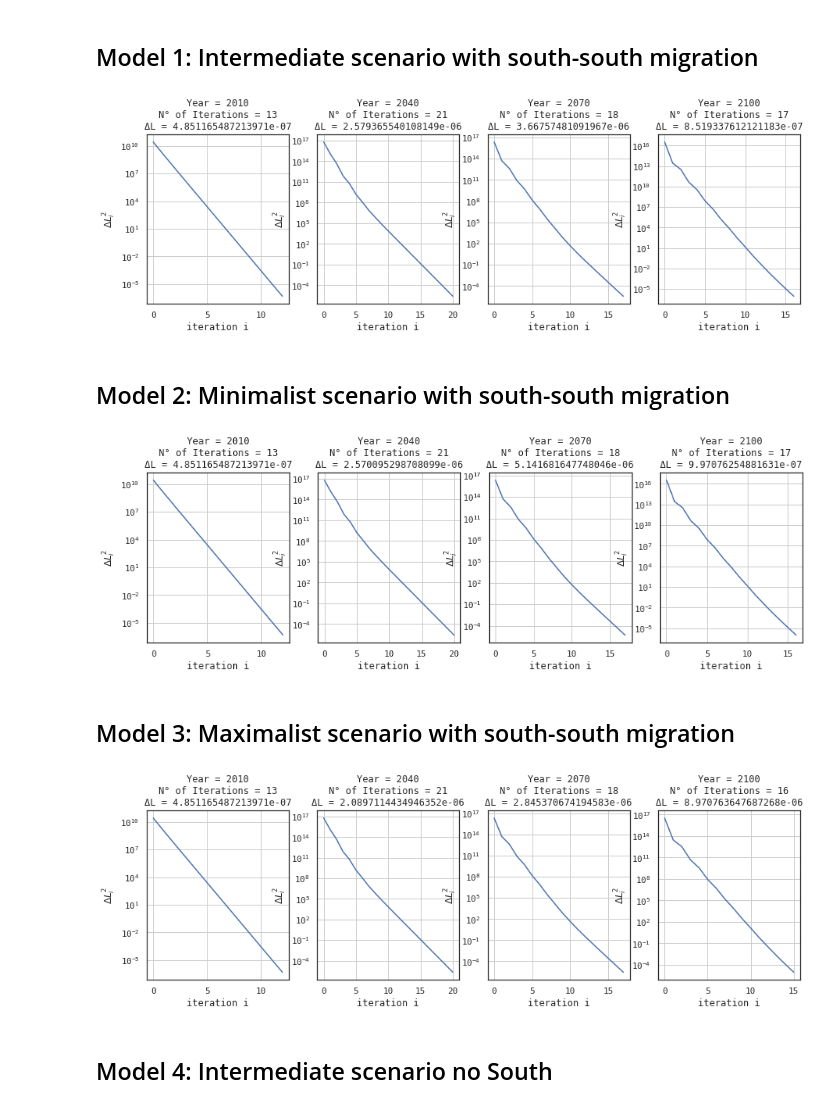
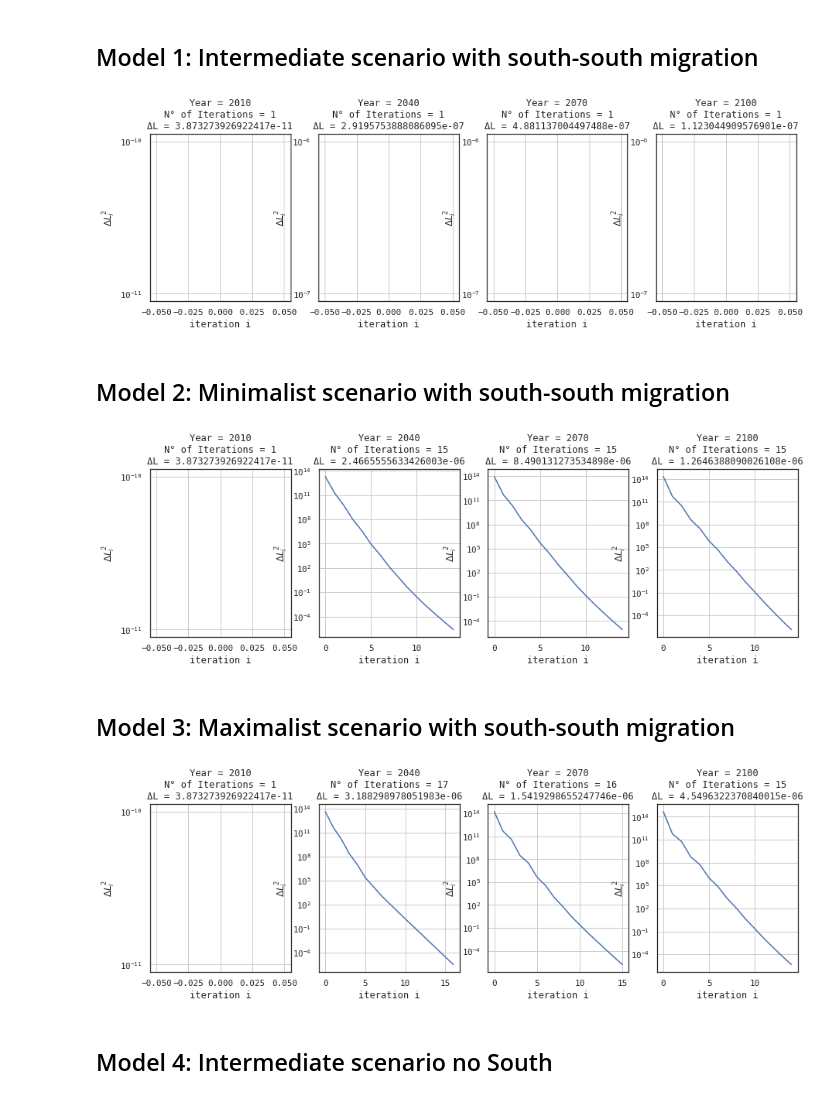
Before and after one commit to hscheewel/GeographyOfClimateMigration, a Jupyter notebook: model.ipynb, the cells around one changed output. Cells and saved outputs as stored; diff of their text form; code cells hidden in the pictures.

Commit message:
Add quickstart functionality

```diff
--- a/model.ipynb
+++ b/model.ipynb
@@ -445,7 +445,7 @@ def calib_migcosts(self,config='full_migration'):
     def xij_cal(r, s):
         ''' international migration cost '''
         return(np.array(1 - self.mij[(r,s,'d',2010)]**μ * (1/self.V[(r,s,'d',2010)])\
-                        * (1 - np.diag(np.ones(len(m1.countries))))))
+                        * (1 - np.diag(np.ones(len(self.countries))))))
 
     ########### NEW #############
 
@@ -567,7 +567,7 @@ model.fertility = fertility
 # %% [markdown]
 ## Simulation method
 # %%
-def simulate(self, max_iter=150, report=False, report_from=0):
+def simulate(self, max_iter=150, report=False, report_from=0,quickstart=False):
     """ Load  parameters """
     σ, μ= self.σ, self.μ
     τ, ε, κ, Γ__η_bar = self.τ, self.ε, self.κ, self.Γ__η_bar
@@ -689,7 +689,7 @@ def simulate(self, max_iter=150, report=False, report_from=0):
             self.Ms[(r, s, 'f', t)]  +\
             self.Iii[(r,s,t)] +\
             self.Iij[(r,s,t)]
-        return(L)
+        return(np.maximum(tol, L))
 
     def N_fun(r, s, t):
         ''' Native population '''
@@ -723,7 +723,7 @@ def simulate(self, max_iter=150, report=False, report_from=0):
                 self.Ms[(r, 'h', 'f', t-30)]       * self.n[(r, 'h', 'f', t-30)] * pf_l +\
                 self.Mii[(rprime, 'h', 'd', t-30)] * self.n[(r, 'h', 'd', t-30)] * p_l  +\
                 self.Mii[(rprime, 'h', 'f', t-30)] * self.n[(r, 'h', 'f', t-30)] * pf_l
-        return(N)
+        return(np.maximum(tol, N))
 
 
 
@@ -765,11 +765,17 @@ def simulate(self, max_iter=150, report=False, report_from=0):
             count = 0 # counter
             self.ΔL = 1
 
-            if t != 2010:
+            if quickstart == False:
+                if t != 2010:
+                    for r in R:
+                        for s in S:
+                            # initial guess for L(r,s,t) = L(r,s,t-1)
+                            self.L[(r, s, t)] = self.L[(r, s, t-30)]
+            else:
+                QUICK_L = pd.read_excel('quickstart.xlsx',header=[0,1,2,3],index_col=0).L
                 for r in R:
                     for s in S:
-                        # initial guess for L(r,s,t) = L(r,s,t-1)
-                        self.L[(r, s, t)] = self.L[(r, s, t-30)]
+                        self.L[(r, s, t)] = QUICK_L[(r, s, t)]
 
             # quadratic differentials in L
             Δ = self.ΔL**2
@@ -1344,15 +1350,15 @@ model.out_composition_of_mig = out_composition_of_mig
 # %%
 m1 = model(name="intermediate, bilateral mig", tol=1e-5, scenario='intermediate')
 m1.correct_south_south()
 m1.calib_kappa()
 m1.calib_A()
 m1.calib_epsilon()
 m1.calib_migcosts()
 m1.fertility()
-m1.simulate(report=True, report_from=0, max_iter=50)
+m1.simulate(report=True, report_from=0, max_iter=50,quickstart=True)
 m1.urbanization()
 # %% [output]
-[figure, old version]
+[figure, new version]
 # %% [markdown]
 ## Model 2: Minimalist scenario with south-south migration
 # %%
@@ -1363,10 +1369,10 @@ m2.calib_A()
 m2.calib_epsilon()
 m2.calib_migcosts()
 m2.fertility()
-m2.simulate(report=True, report_from=0, max_iter=50)
+m2.simulate(report=True, report_from=0, max_iter=50,quickstart=True)
 m2.urbanization()
 # %% [output]
-[figure, old version]
+[figure, new version]
 # %% [markdown]
 ## Model 3: Maximalist scenario with south-south migration
 # %%
@@ -1377,10 +1383,10 @@ m3.calib_A()
 m3.calib_epsilon()
 m3.calib_migcosts()
 m3.fertility()
-m3.simulate(report=True, report_from=0, max_iter=50)
+m3.simulate(report=True, report_from=0, max_iter=50,quickstart=True)
 m3.urbanization()
 # %% [output]
-[figure, old version]
+[figure, new version]
 # %% [markdown]
 ## Model 4: Intermediate scenario no South
 # %%
```
Also changed, not shown: parts of 11 cells of this notebook.
